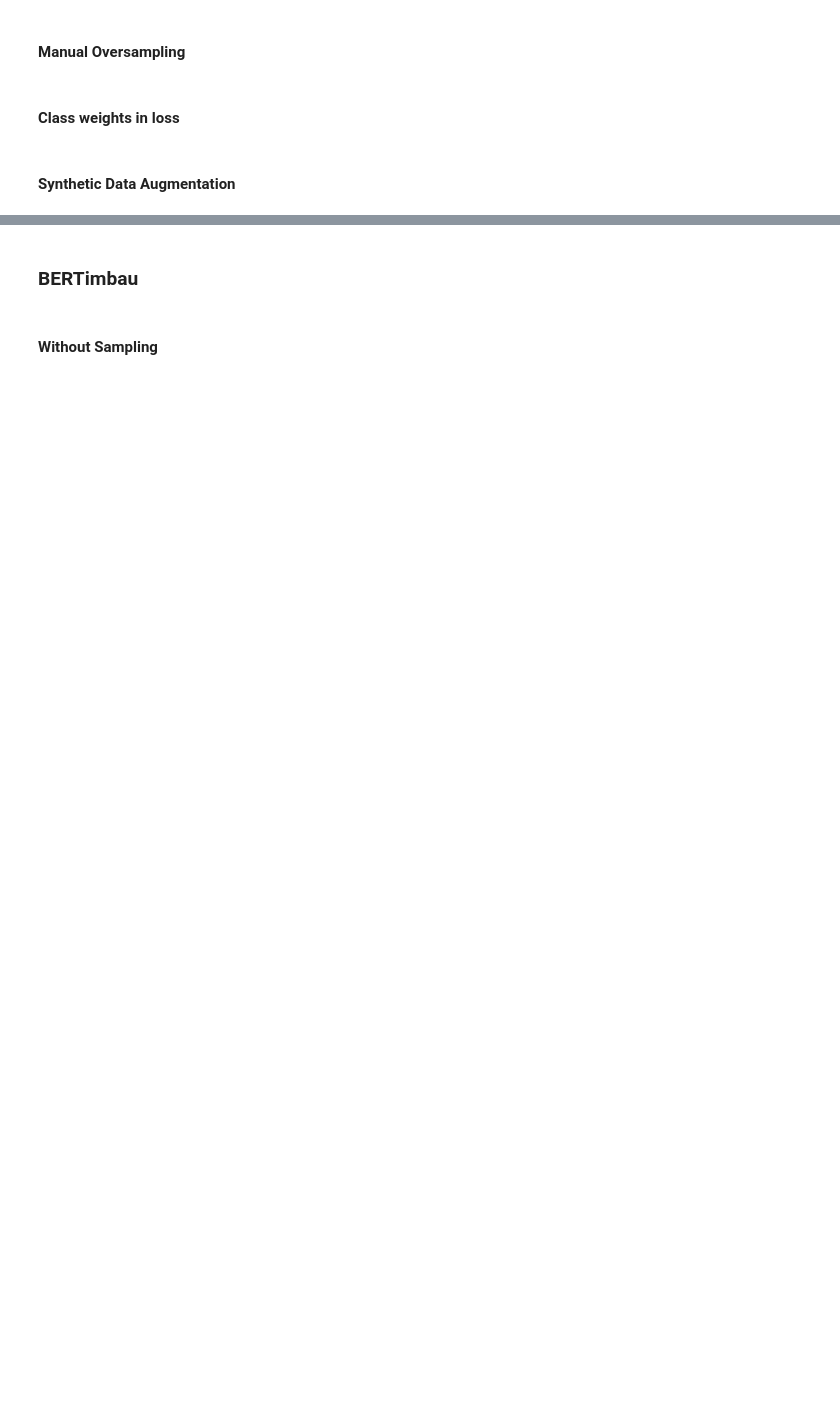
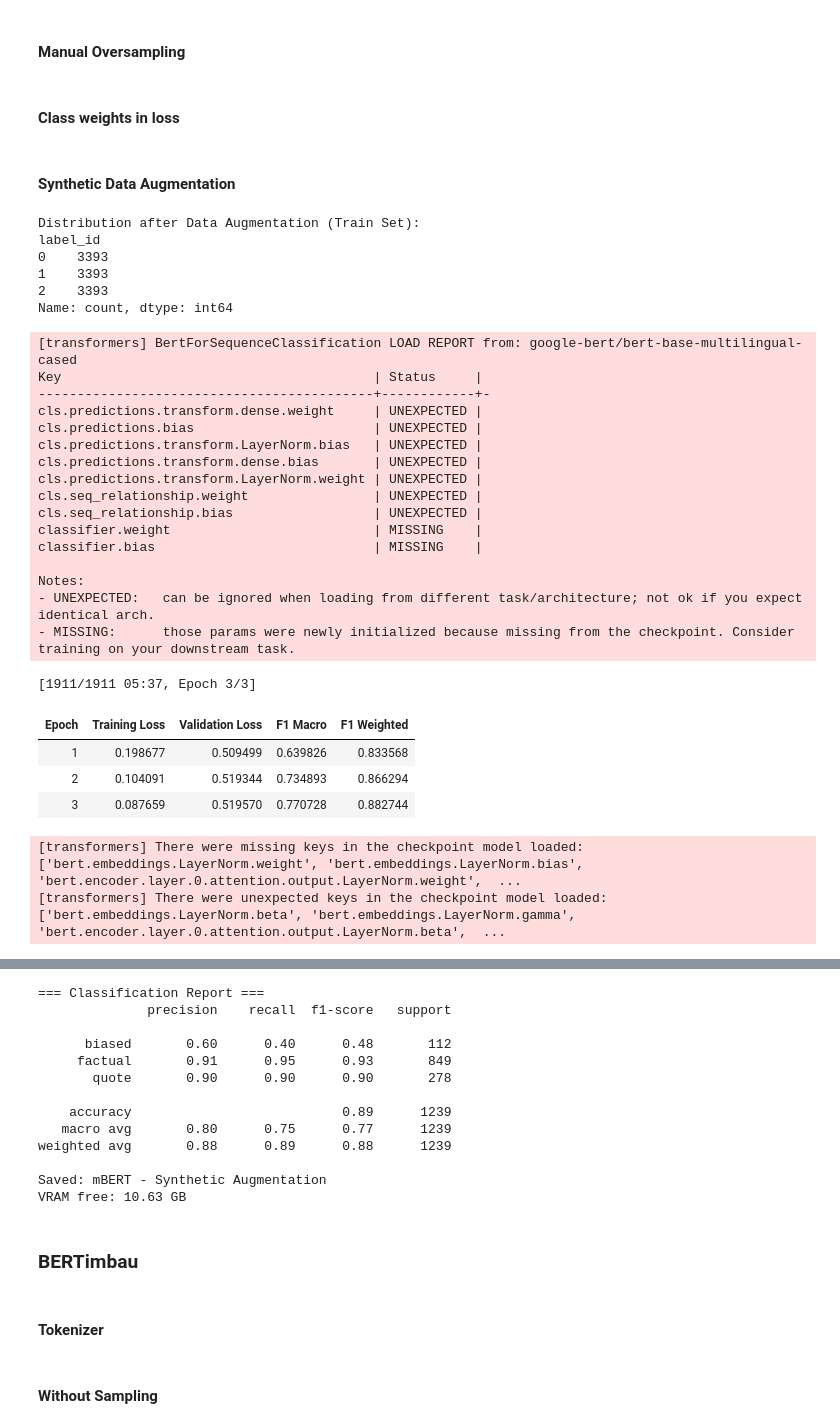
Before and after one commit to tomast100/PLN_Project, a Jupyter notebook: assignment_2.ipynb, the cells around one changed output, grey strips where cells are left out. Drawn from its saved outputs; the diff is of its cells as text; code cells hidden in the pictures; blank space fills up the shorter version.

Commit message:
Data augmented done

```diff
--- a/assignment_2.ipynb
+++ b/assignment_2.ipynb
@@ -527,9 +561,17 @@ free_memory(model_cw)
 # %% [markdown]
 ####  Synthetic Data Augmentation
 # %%
-train_ds_ai = Dataset.from_pandas(
-    train_balanced_ai.rename(columns={"label_id": "labels"})
-)
+train_balanced_ai = pd.concat([train_df[['sentences', 'label_id']], df_augmented], ignore_index=True)
+
+train_balanced_ai = train_balanced_ai.sample(frac=1, random_state=42).reset_index(drop=True)
+
+min_class_size = train_balanced_ai['label_id'].value_counts().min()
+train_balanced_ai = train_balanced_ai.groupby('label_id').sample(n=min_class_size, random_state=42)
+
+print("Distribution after Data Augmentation (Train Set):")
+print(train_balanced_ai['label_id'].value_counts())
+
+train_ds_ai = Dataset.from_pandas(train_balanced_ai.rename(columns={"label_id": "labels"}))
 train_ds_ai = train_ds_ai.map(tokenize, batched=True)
 train_ds_ai.set_format("torch", columns=["input_ids", "attention_mask", "labels"])
 
@@ -537,30 +579,60 @@ model_ai = AutoModelForSequenceClassification.from_pretrained(
     MODEL_NAME,
     num_labels=3,
     id2label=id2label,
     label2id=label2id
 )
 
 trainer_ai = Trainer(
     model=model_ai,
     args=training_args,
     train_dataset=train_ds_ai,
     eval_dataset=test_ds,
     compute_metrics=compute_metrics,
 )
 
 
 trainer_ai.train()
 
 preds_ai = trainer_ai.predict(test_ds)
 y_pred_ai = np.argmax(preds_ai.predictions, axis=-1)
 y_true = test_df["label_id"].values
 
 print("\n=== Classification Report ===")
 print(classification_report(
     y_true,
     y_pred_ai,
     target_names=["biased", "factual", "quote"]
 ))
 
 save_results("mBERT - Synthetic Augmentation", y_true, y_pred_ai)
 free_memory(model_ai)
+# %% [output]
+Distribution after Data Augmentation (Train Set):
+label_id
+0    3393
+1    3393
+2    3393
+Name: count, dtype: int64
+[transformers] BertForSequenceClassification LOAD REPORT from: google-bert/bert-base-multilingual-cased
+Key                                        | Status     |
+-------------------------------------------+------------+-
+cls.predictions.transform.dense.weight     | UNEXPECTED |
+cls.predictions.bias                       | UNEXPECTED |
+cls.predictions.transform.LayerNorm.bias   | UNEXPECTED |
+cls.predictions.transform.dense.bias       | UNEXPECTED |
+cls.predictions.transform.LayerNorm.weight | UNEXPECTED |
+cls.seq_relationship.weight                | UNEXPECTED |
+cls.seq_relationship.bias                  | UNEXPECTED |
+classifier.weight                          | MISSING    |
+classifier.bias                            | MISSING    |
+
+Notes:
+- UNEXPECTED:   can be ignored when loading from different task/architecture; not ok if you expect identical arch.
+- MISSING:      those params were newly initialized because missing from the checkpoint. Consider training on your downstream task.
+[1911/1911 05:37, Epoch 3/3]
+| Epoch | Training Loss | Validation Loss | F1 Macro | F1 Weighted |
+| 1 | 0.198677 | 0.509499 | 0.639826 | 0.833568 |
+| 2 | 0.104091 | 0.519344 | 0.734893 | 0.866294 |
+| 3 | 0.087659 | 0.519570 | 0.770728 | 0.882744 |
+[transformers] There were missing keys in the checkpoint model loaded: ['bert.embeddings.LayerNorm.weight', 'bert.embeddings.LayerNorm.bias', 'bert.encoder.layer.0.attention.output.LayerNorm.weight',  ...
+[transformers] There were unexpected keys in the checkpoint model loaded: ['bert.embeddings.LayerNorm.beta', 'bert.embeddings.LayerNorm.gamma', 'bert.encoder.layer.0.attention.output.LayerNorm.beta',  ...
@@ -567,2 +640,17 @@ free_memory(model_ai)
+=== Classification Report ===
+              precision    recall  f1-score   support
+
+      biased       0.60      0.40      0.48       112
+     factual       0.91      0.95      0.93       849
+       quote       0.90      0.90      0.90       278
+
+    accuracy                           0.89      1239
+   macro avg       0.80      0.75      0.77      1239
+weighted avg       0.88      0.89      0.88      1239
+
+Saved: mBERT - Synthetic Augmentation
+VRAM free: 10.63 GB
 # %% [markdown]
 ### BERTimbau
+# %% [markdown]
+#### Tokenizer
```
Also changed, not shown: parts of 14 cells of this notebook.
